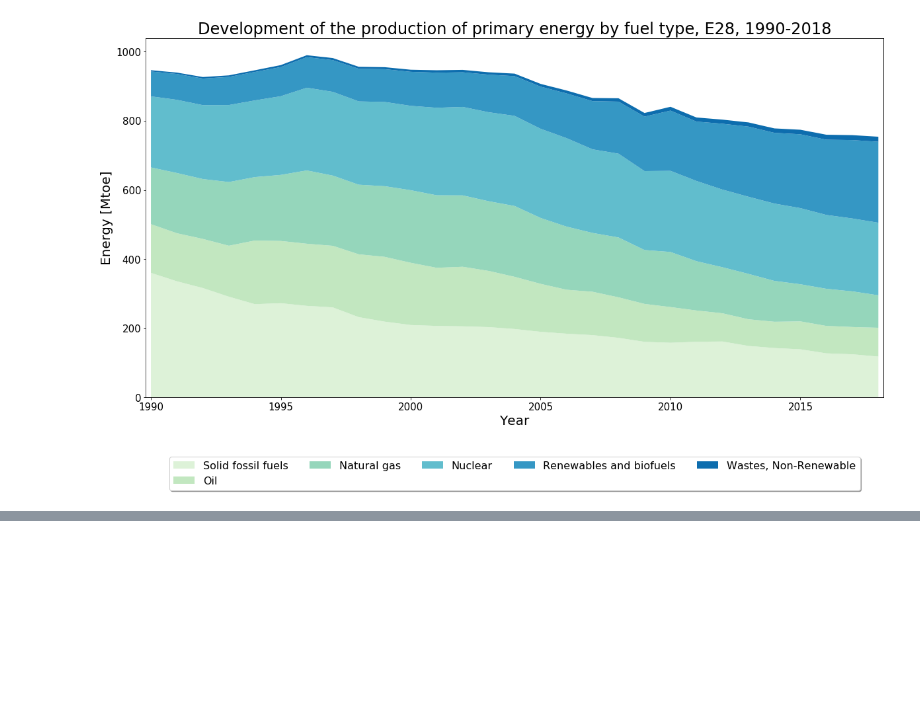
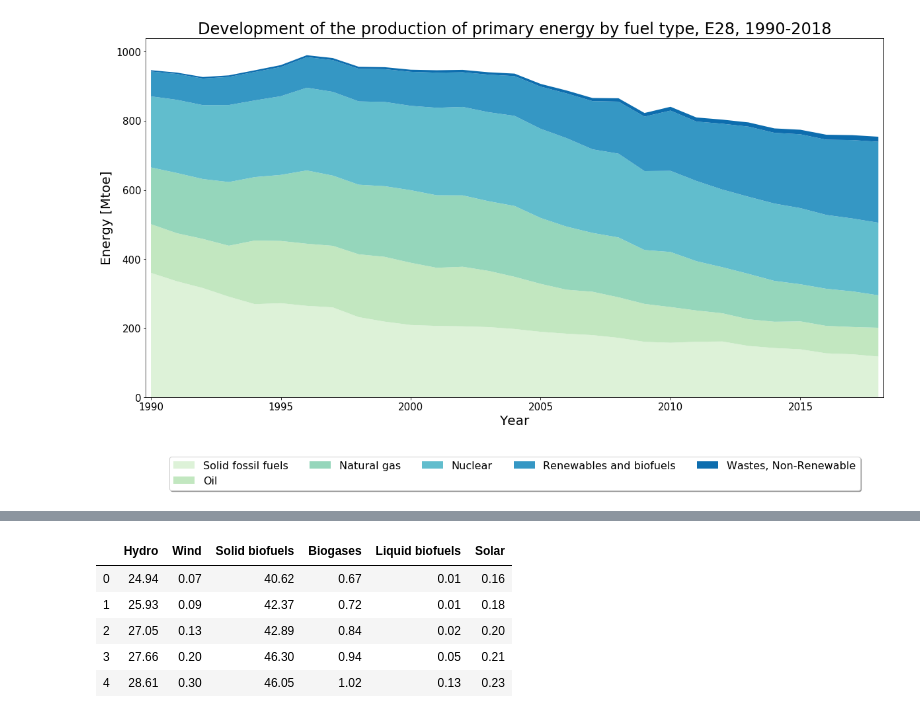
Before and after one commit to nlygar/renewable-energy-eu-statistics, a Jupyter notebook: Untitled1.ipynb, the cells around one changed output, grey strips where cells are left out. Cells and saved outputs as stored; diff of their text form; code cells hidden in the pictures; blank space fills up the shorter version.

```diff
--- a/Untitled1.ipynb
+++ b/Untitled1.ipynb
@@ -320,0 +348,11 @@ plt.show()
+# %%
+renewable_energy['Solar'] = renewable_energy['Solar photovoltaic']+renewable_energy['Solar thermal']
+renewable_energy=renewable_energy.drop(['Solar photovoltaic','Solar thermal'], axis=1)
+renewable_energy.head()
+# %% [output]
+|  | Hydro | Wind | Solid biofuels | Biogases | Liquid biofuels | Solar |
+| 0 | 24.94 | 0.07 | 40.62 | 0.67 | 0.01 | 0.16 |
+| 1 | 25.93 | 0.09 | 42.37 | 0.72 | 0.01 | 0.18 |
+| 2 | 27.05 | 0.13 | 42.89 | 0.84 | 0.02 | 0.20 |
+| 3 | 27.66 | 0.20 | 46.30 | 0.94 | 0.05 | 0.21 |
+| 4 | 28.61 | 0.30 | 46.05 | 1.02 | 0.13 | 0.23 |
```
Also changed, not shown: parts of 4 cells of this notebook.
